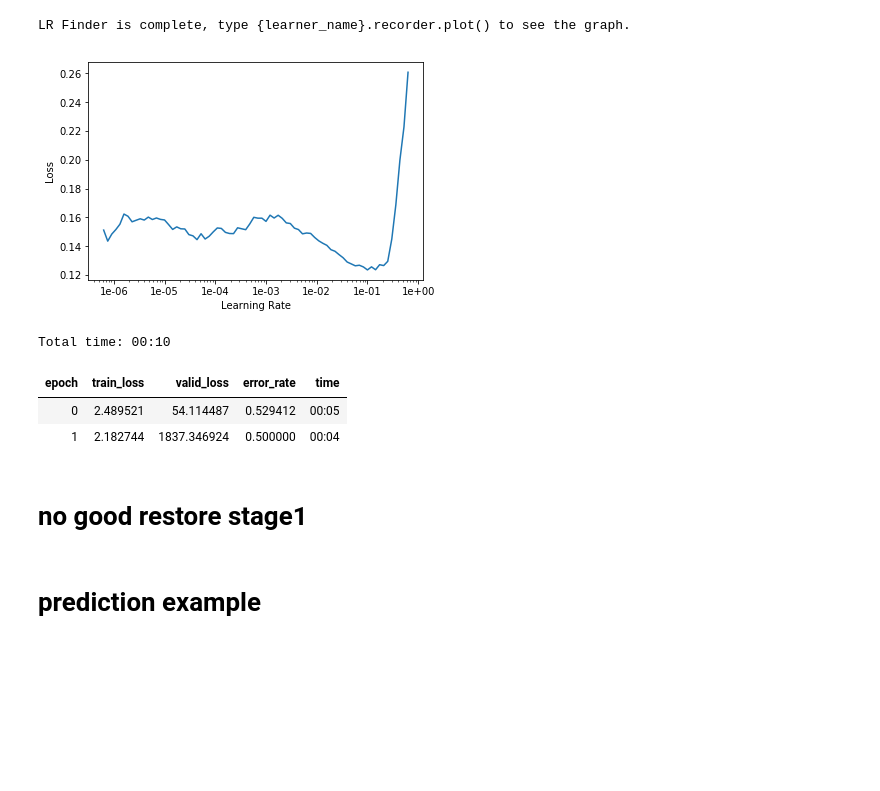
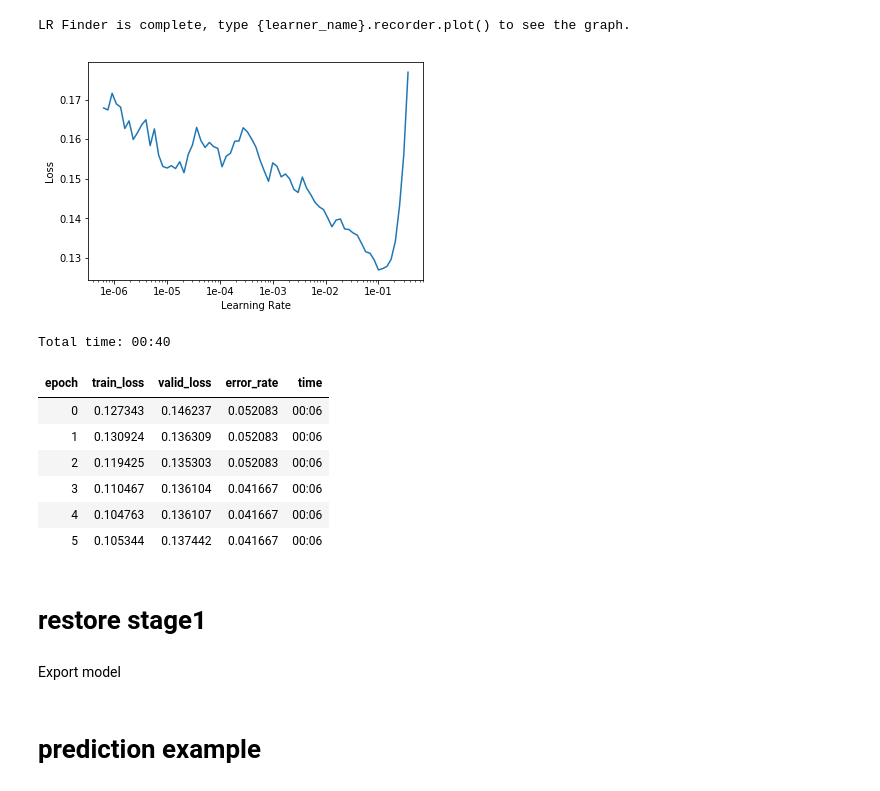
Before and after one commit to yonigottesman/beast, a Jupyter notebook: ai/nbs/learner.ipynb, the cells around one changed output. Saved outputs shown, nothing was run; the diff lists cells and outputs as text; code cells hidden in the pictures; blank space fills up the shorter version.

Commit message:
Improve model by splitting learning rates

```diff
--- a/ai/nbs/learner.ipynb
+++ b/ai/nbs/learner.ipynb
@@ -9,7 +9,8 @@ from fastai.metrics import error_rate
 bs = 64
 # %%
 path = Path('../dataset/')
-data = ImageDataBunch.from_folder(path=path, valid_pct=0.2,ds_tfms=get_transforms(), size=224, bs=bs).normalize(imagenet_stats)
+np.random.seed(42)
+data = ImageDataBunch.from_folder(path=path, train=".", valid_pct=0.2,ds_tfms=get_transforms(), size=224, bs=bs).normalize(imagenet_stats)
 # %%
 data.show_batch(rows=3, figsize=(7,6))
 print(data.classes)
@@ -71,19 +72,25 @@ LR Finder is complete, type {learner_name}.recorder.plot() to see the graph.
 # %%
 learn.recorder.plot()
 # %% [output]
-[figure, old version]
+[figure, new version]
 # %%
 learn.unfreeze()
-learn.fit_one_cycle(2, max_lr=slice(1e-4,1e-1))
+learn.fit_one_cycle(6, max_lr=slice(1e-6,1e-4))
 # %% [output]
-Total time: 00:10
+Total time: 00:40
 | epoch | train_loss | valid_loss | error_rate | time |
-| 0 | 2.489521 | 54.114487 | 0.529412 | 00:05 |
-| 1 | 2.182744 | 1837.346924 | 0.500000 | 00:04 |
+| 0 | 0.127343 | 0.146237 | 0.052083 | 00:06 |
+| 1 | 0.130924 | 0.136309 | 0.052083 | 00:06 |
+| 2 | 0.119425 | 0.135303 | 0.052083 | 00:06 |
+| 3 | 0.110467 | 0.136104 | 0.041667 | 00:06 |
+| 4 | 0.104763 | 0.136107 | 0.041667 | 00:06 |
+| 5 | 0.105344 | 0.137442 | 0.041667 | 00:06 |
 # %% [markdown]
-# no good restore stage1
+# restore stage1
 # %%
 learn.load('stage-1');
+# %% [markdown]
+Export model
 # %%
 learn.export('../model/model_with_unicorn.pkl')
 # %% [markdown]
```
Also changed, not shown: parts of 5 cells of this notebook, 2 other files.
